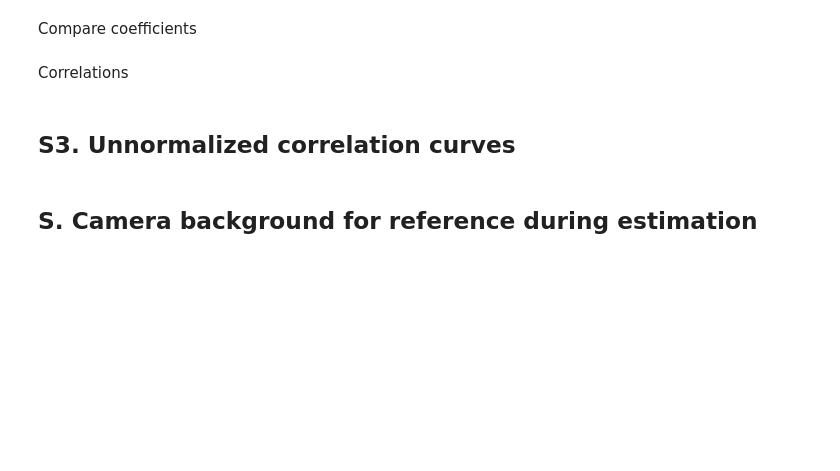
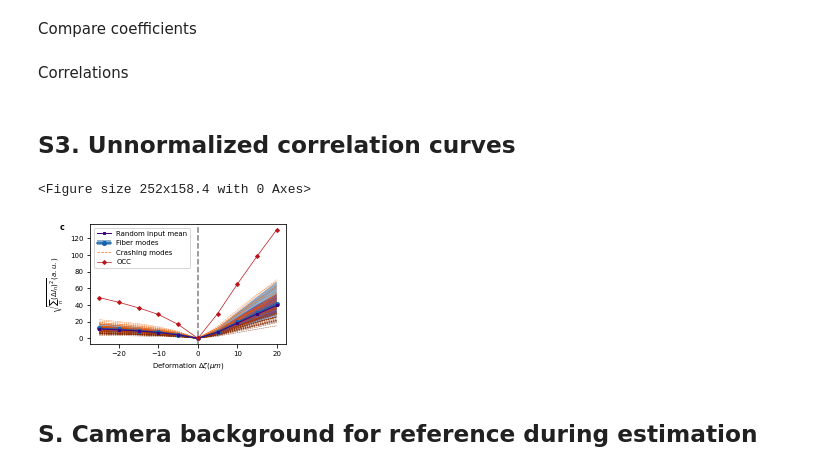
Before and after one commit to rodguti90/Article_PrecisionLimitTensorWFS, a Jupyter notebook: Crashing_disorder_figures.ipynb, the cells around one changed output. Saved outputs shown, nothing was run; the diff lists cells and outputs as text; code cells hidden in the pictures; blank space fills up the shorter version.

```diff
--- a/Crashing_disorder_figures.ipynb
+++ b/Crashing_disorder_figures.ipynb
@@ -521,13 +501,0 @@ std_def[ip]
-# %%
-fig, ax =plt.subplots(1,1)
-ax.hist(xvar, bins, color=chist, histtype='step',lw=lw)
-style = ArrowStyle('|-|')#, head_length=4, head_width=1.5)
-std_arrow = FancyArrowPatch((1000*target_def_list[-2]-std_def[ip],20),
-                                (1000*target_def_list[-2]+std_def[ip],20),
-                                arrowstyle=style,shrinkA = 0, shrinkB = 0, color=chist[-1])
-ax.add_patch(std_arrow)
-ax.axvline(x=1000*target_def_list[-2], c='gray',linewidth=lw, ls='--')
-ax.axvline(x=1000*target_def_list[-2]-std_def[ip], c='gray',linewidth=lw, ls='--')
-ax.axvline(x=1000*target_def_list[-2]+std_def[ip], c='gray',linewidth=lw, ls='--')
-
-fig.show()
@@ -640,11 +608,11 @@ plt.savefig(os.path.join(fig_path,'Precision_lim.pdf'),bbox_inches='tight',dpi=4
 # %% [markdown]
 Compute fields
 # %%
-Ysbest = np.abs(getOutputFields(np.array([Xlim,Xw4[0],Xcrash[0],Xb1out]), TMs4modes[1]))**2
+Ysbest = np.abs(getOutputFields(np.array([Xlim,Xw4[0],Xb1out,Xcrash[0]]), TMs4modes[1]))**2
 Ysbest /= np.max(Ysbest)
 fig, axs = plt.subplots(2,2,figsize=(3.2,0.6*3.2))
 titles = ['Precision limit', 'First 4${}^\mathregular{th}$-order\ncrashing mode',
-    'First crashing mode','Best one output']
+    'Best single OPM','First crashing mode']
 for i, ax in enumerate(axs.ravel()):
     ax.set_title(titles[i])
     pl_int = ax.imshow(horz_reshp(Ysbest[i]),cmap=cmap_int, vmin=0,vmax=1)
@@ -855,39 +832,54 @@ chg_crash = get_IchgVSdx(Xcrash, TMlist4corr, TMlist4corr[12])
 chg_rnd = get_IchgVSdx(Xrnd, TMlist4corr, TMlist4corr[12])
 chg_occ = get_IchgVSdx(Xocc, TMlist4corr, TMlist4corr[12])
 # %%
-i0 = 8#center_TM_index-2#5#18
-plt.figure(figsize = (8,6))
+i0 = 7#center_TM_index-2#5#18
+plt.figure(figsize = (3.5,2.2))
+zf = 1
+plt.figure(figsize = (zf*3.5,zf*2.2))
 n_mod2p = n_mod#//3
 n_cra2p = n_mod
-
+ms = zf*4 #8
+lw=zf*0.7
 dxp = (dx4corr[i0:] - dx4corr[12])*1000
 
 fun_scale = lambda x : x**(1/2)
 
-for i in range(n_mod2p):
-    plt.plot(dxp, fun_scale(chg_mod[i0:,i]), color=cmmod(0.4+0.6*i/n_mod2p), ls='--')
+plt.gca().axvline(0, c='gray', linestyle = 'dashed')
+# plt.plot(dxp, corr_crash[i0:im,0], color=cmr(n_mod2p), ls='-', label='Crashing modes')
+
+ln3, = plt.plot(dxp, fun_scale(chg_crash[i0:,0]), c=cmcra(0.6), ls='--', lw=lw,label='Crashing modes')
+for i in range(1,n_cra2p):
+    plt.plot(dxp, fun_scale(chg_crash[i0:,i]), c=cmcra(0.6+0.4*i/n_cra2p), ls='--', lw=0.6*lw)#cmb(n_mod2p-i-1), ls='-')
+# ln3, = plt.plot(dxp, corr_crash[i0:,2], color=cmcra(0.6), ls='--', lw=lw, marker='<',markersize=ms, label='Crashing modes')
+# plt.plot(dxp, np.mean(corr_crash[i0:,:], axis=-1), color=cmcra(0.6), ls='-', marker='<',markersize=8, label='Crashing modes')
+
+# ln2, = plt.plot(dxp, corr_mod[i0:,0], color=cmmod(0.6), ls=':',label='Fiber modes')
+# for i in range(1,n_mod2p):
+#     plt.plot(dxp, corr_mod[i0:,i], color=cmmod(0.4+0.6*i/n_mod2p), ls=':')
+ln2, = plt.plot(dxp, fun_scale(np.mean(chg_mod[i0:], axis=1)), color=cmod, ls='-',marker='o', markersize=ms, label='Fiber modes')
+ln2p = plt.fill_between(dxp, fun_scale(np.max(chg_mod[i0:], axis=1)), fun_scale(np.min(chg_mod[i0:], axis=1)),
+    facecolor=cmod,alpha=0.5)
+# plt.plot(dxp, np.mean(corr_mod[i0:,:], axis=-1), color=cmod, ls='-',marker='o', markersize=8, label='Fiber modes')
+
+ln1, = plt.plot(dxp,fun_scale(np.mean(chg_rnd,axis=-1)[i0:]),c=crnd,lw=1,markersize=0.6*ms,marker='s',label='Random modes')
+plt.fill_between(dxp, fun_scale(np.max(chg_rnd,axis=-1)[i0:]), fun_scale(np.min(chg_rnd,axis=-1)[i0:]),
+    facecolor=crnd,alpha=0.5)
+ln4, = plt.plot(dxp,fun_scale(chg_occ[i0:]),lw=lw, c=cmii, markersize=0.7*ms, marker='D',label='BROAM')
 
 
-# plt.plot(dxp, corr_crash[i0:im,0], color=cmr(n_mod2p), ls='-', label='Crashing modes')
-
-for i in range(n_cra2p):
-    plt.plot(dxp, fun_scale(chg_crash[i0:,i]), c=cmcra(0.6+0.4*i/n_cra2p), ls=':')#cmb(n_mod2p-i-1), ls='-')
-plt.plot(dxp, fun_scale(chg_crash[i0:,2]), color=cmcra(0.6), ls='-', marker='<',markersize=8, label='Crashing modes')
-# plt.plot(dxp, np.mean(corr_crash[i0:,:], axis=-1), color=cmcra(0.6), ls='-', marker='<',markersize=8, label='Crashing modes')
-
-plt.plot(dxp, fun_scale(chg_mod[i0:,np.argmax(Fmod)]), color=cmod, ls='-',marker='o', markersize=8, label='Fiber modes')
-# plt.plot(dxp, np.mean(corr_mod[i0:,:], axis=-1), color=cmod, ls='-',marker='o', markersize=8, label='Fiber modes')
-
-plt.plot(dxp,fun_scale(np.mean(chg_rnd,axis=-1)[i0:]),c=crnd,markersize=8,marker='s',label='Random wavefronts')
-
-plt.plot(dxp,fun_scale(chg_occ[i0:]),lw=3, c=cmii, markersize=8, marker='D',label='MIIS')
 
 all_min = plt.gca().get_ylim()[0]
-plt.gca().axvline(0, c='gray', linestyle = 'dashed')
-plt.legend(loc=0)
-# plt.yscale('log')
-plt.xlabel('$\Delta x (\mu m)$')
-plt.ylabel('$\sqrt{\sum_n (\Delta I_n)^2} $')
-plt.title('Sensitivity to perturbation')
+plt.legend([ln1,(ln2p,ln2),ln3,ln4], ['Random input mean','Fiber modes',
+    'Crashing modes','OCC'], loc='upper left')
+
+plt.gca().text(-0.16,0.95, 'c', transform=plt.gca().transAxes,  fontweight='bold')
+plt.xlabel('Deformation $\Delta \zeta (\mu m)$')
+plt.ylabel('$\sqrt{\sum_n (\Delta I_n)^2}  (a.u.)$ ')
+# plt.gca().set_yscale('log')
+# plt.title('Sensitivity to perturbation')
+plt.savefig(os.path.join(fig_path,'Ichg_vs_def.pdf'),bbox_inches='tight')
+# %% [output]
+<Figure size 252x158.4 with 0 Axes>
+[figure, added]
 # %% [markdown]
 ## S. Camera background for reference during estimation
```
Also changed, not shown: parts of 32 cells of this notebook, 4 other files.
